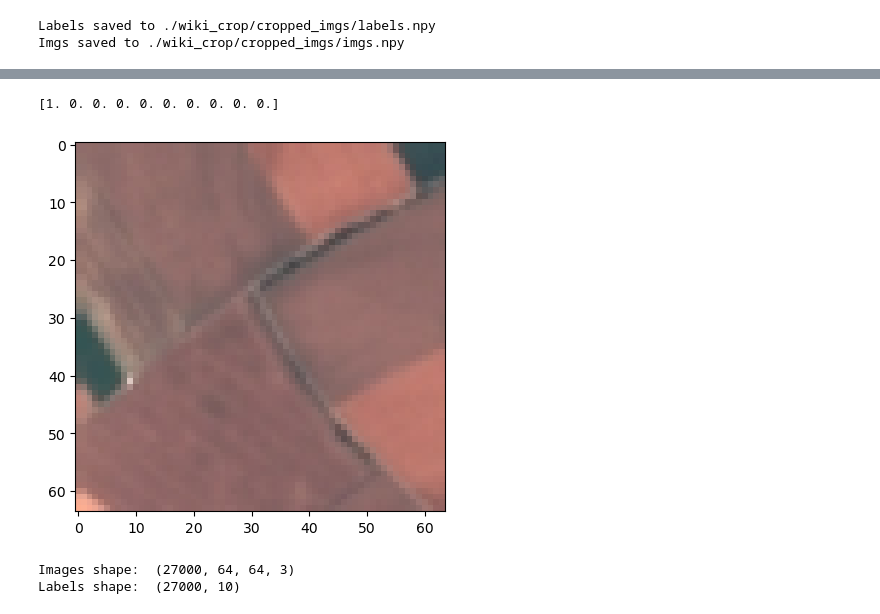
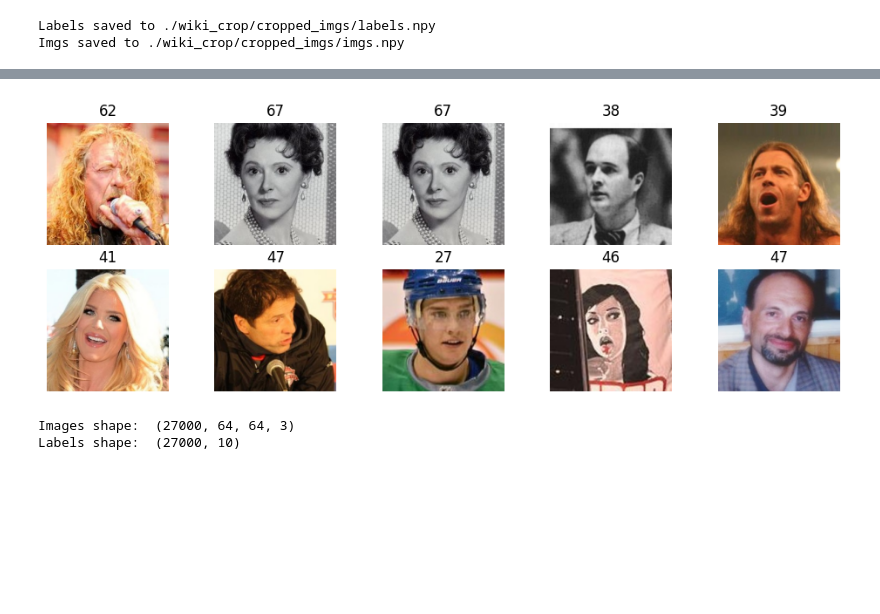
Before and after one commit to xxxSOERxxx/ML01_P_Online, a Jupyter notebook: Eugene_Piuta/DZ_24/task.ipynb, the cells around one changed output, grey strips where cells are left out. Drawn from its saved outputs; the diff is of its cells as text; code cells hidden in the pictures; blank space fills up the shorter version.

```diff
--- a/Eugene_Piuta/DZ_24/task.ipynb
+++ b/Eugene_Piuta/DZ_24/task.ipynb
@@ -152,9 +205,37 @@ labels = labels[indices]
-# %%
-plt.imshow(imgs[0])
-print(labels[0])
-# %% [output]
-[1. 0. 0. 0. 0. 0. 0. 0. 0. 0.]
-[figure, removed]
+# %%
+# show images from dataset
+plt.figure(figsize=(12, 4))
+i = 1
+
+for img_name in os.listdir(cropped_imgs):
+    if i > 10:
+        break
+
+    img = cv2.imread(os.path.join(cropped_imgs, img_name),
+                         cv2.IMREAD_COLOR_RGB)
+    try:
+        h, w, _ = img.shape
+    except AttributeError:
+        continue
+    if h < 10 or w < 10:
+        continue
+
+    years = re.findall(r'_(\d{4})', img_name)
+    if len(years) < 2:
+        continue
+
+    birth_year, target_year = int(years[0]), int(years[1])
+
+    age = target_year - birth_year
+
+    if 0 < age < 100:
+        plt.subplot(2, 5, i)
+        plt.imshow(img)
+        plt.title(str(age))
+        plt.axis('off')
+        i += 1
+# %% [output]
+[figure, added]
 # %%
 print("Images shape: ", imgs.shape)   # выводим размеры датасета
 print("Labels shape: ", labels.shape)
```
Also changed, not shown: parts of 9 cells of this notebook.
